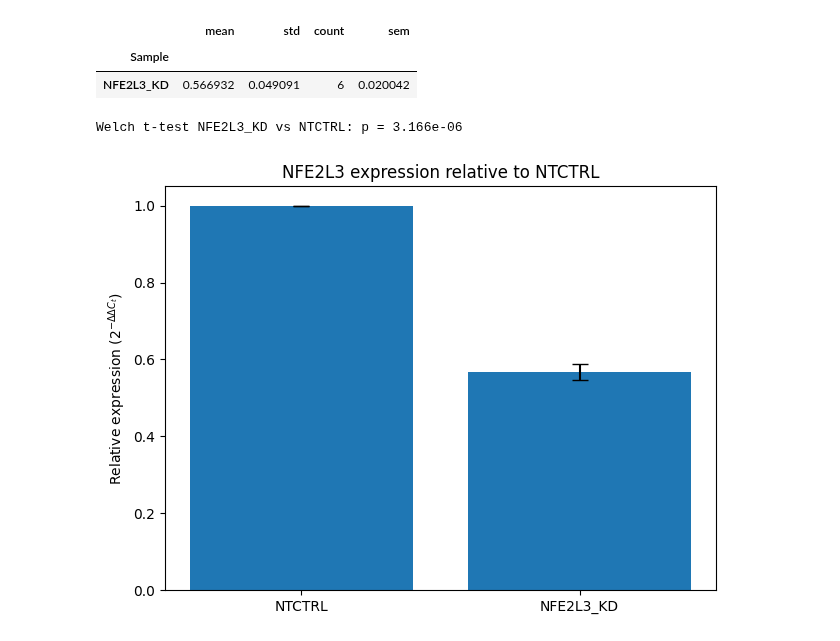
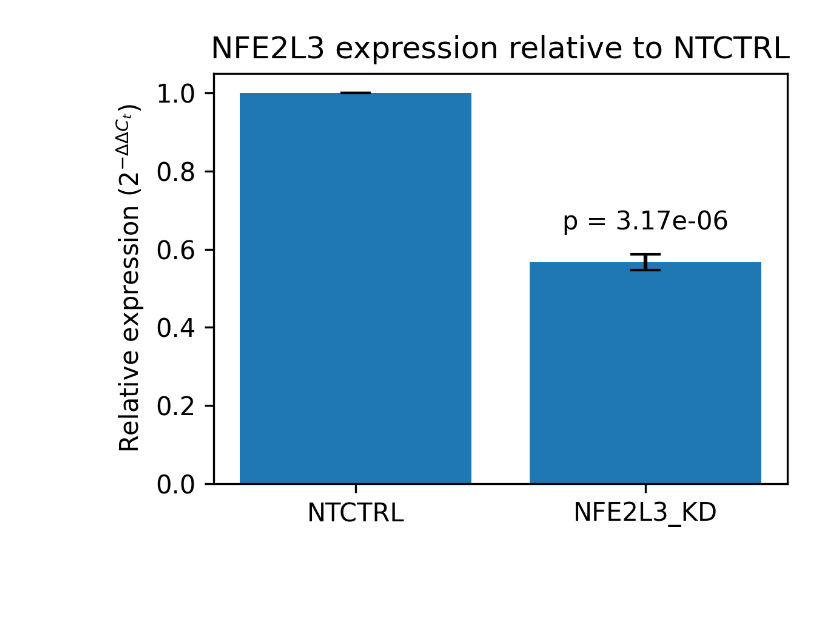
Before and after one commit to brendamelano/Reprogramming_Osteosarcoma, a Jupyter notebook: Viability_analysis/qPCR analysis to confirm NFE2L3 KD.ipynb, the cells around one changed output. Saved outputs shown, nothing was run; the diff lists cells and outputs as text; code cells hidden in the pictures; blank space fills up the shorter version.

```diff
--- a/Viability_analysis/qPCR analysis to confirm NFE2L3 KD.ipynb
+++ b/Viability_analysis/qPCR analysis to confirm NFE2L3 KD.ipynb
@@ -56,20 +38,4 @@ paired["fold_change"] = 2 ** (-paired["ΔΔCt"])
 # %%
 summary = paired.groupby("Sample")["fold_change"].agg(["mean", "std", "count"])
 summary["sem"] = summary["std"] / np.sqrt(summary["count"])
-# %%
-summary
-# %% [output]
-|  | mean | std | count | sem |
-| Sample |  |  |  |  |
-| NFE2L3_KD | 0.566932 | 0.049091 | 6 | 0.020042 |
-# %%
-for sample in summary.index:
-    t, p = stats.ttest_ind(
-        merged.loc[merged["Sample"] == sample,  "ΔCt"],
-        merged.loc[merged["Sample"] == CONTROL, "ΔCt"],
-        equal_var=False,
-    )
-    print(f"Welch t-test {sample} vs {CONTROL}: p = {p:.4g}")
-# %% [output]
-Welch t-test NFE2L3_KD vs NTCTRL: p = 3.166e-06
 # %%
@@ -76,13 +44,40 @@ Welch t-test NFE2L3_KD vs NTCTRL: p = 3.166e-06
 samples = [CONTROL] + list(summary.index)
 means   = [1]       + list(summary["mean"])
 errors  = [0]       + list(summary["sem"])
-# %%
-x = np.arange(len(samples))
-plt.bar(x, means, yerr=errors, capsize=6)
-plt.xticks(x, samples)
-plt.ylabel("Relative expression (2$^{-\\Delta\\Delta C_t}$)")
-plt.title(f"{GOI} expression relative to {CONTROL}")
-plt.tight_layout()
-plt.show()
-# %% [output]
-[figure, removed]
+# %%
+fig, ax = plt.subplots(figsize=(4.0, 3), dpi=300)
+
+x = np.arange(len(samples))
+bars = ax.bar(x, means, yerr=errors, capsize=6, zorder=2)
+ax.set_xticks(x, samples)
+ax.set_ylabel("Relative expression (2$^{-\\Delta\\Delta C_t}$)")
+ax.set_title(f"{GOI} expression relative to {CONTROL}")
+
+
+for idx, sample in enumerate(samples):
+    if sample == CONTROL:
+        continue
+
+    # Welch t-test on ΔCt values
+    t_stat, p_val = stats.ttest_ind(
+        merged.loc[merged["Sample"] == sample,  "ΔCt"],
+        merged.loc[merged["Sample"] == CONTROL, "ΔCt"],
+        equal_var=False,
+    )
+
+    # Position the text a little above the error bar
+    bar_height = bars[idx].get_height()
+    err_height = errors[idx] if idx < len(errors) else 0
+    y_text = bar_height + err_height + 0.05  # 0.05 is a small vertical offset
+
+    ax.text(
+        x[idx], y_text, f"p = {p_val:.3g}",
+        ha="center", va="bottom", fontsize=10,
+    )
+
+
+fig.tight_layout()
+fig.savefig("/Users/brendamelano/Desktop/NFE2L3_qpcr.svg", format="svg")
+plt.show()
+# %% [output]
+[figure, added]
```
Also changed, not shown: parts of 8 cells of this notebook.
